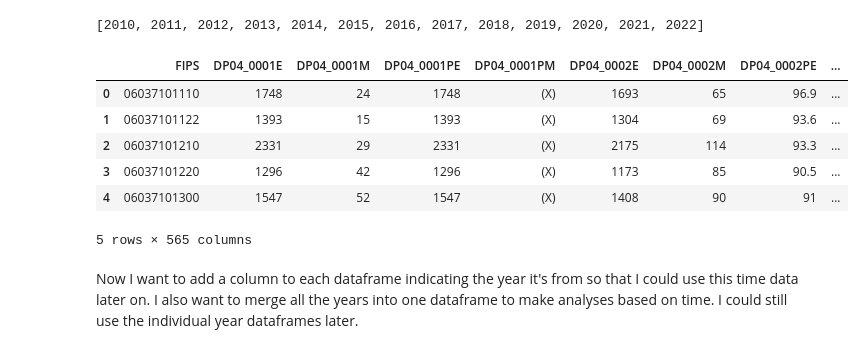
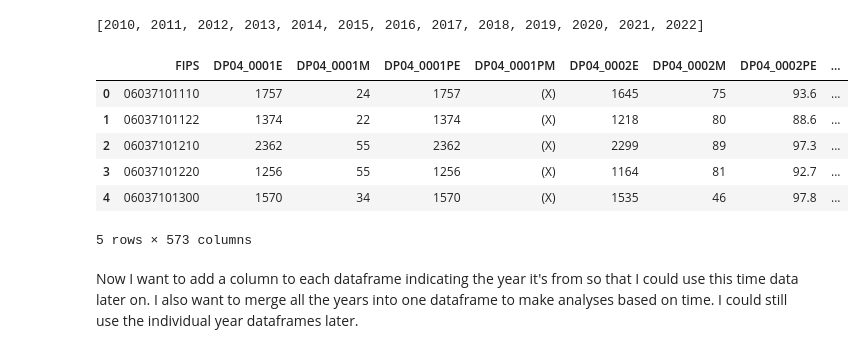
Before and after one commit to jacksato/up211_group10, a Jupyter notebook: FukushimaAssignment2.ipynb, the cells around one changed output. Saved outputs shown, nothing was run; the diff lists cells and outputs as text; code cells hidden in the pictures.

```diff
--- a/FukushimaAssignment2.ipynb
+++ b/FukushimaAssignment2.ipynb
@@ -30,15 +30,15 @@ for i in years:
                      dtype={'FIPS':str})
     df_list.append(df)
 # %%
-df_list[0].head()
+df_list[5].head()
 # %% [output]
 |  | FIPS | DP04_0001E | DP04_0001M | DP04_0001PE | DP04_0001PM | DP04_0002E | DP04_0002M | DP04_0002PE | ... |
-| 0 | 06037101110 | 1748 | 24 | 1748 | (X) | 1693 | 65 | 96.9 | ... |
-| 1 | 06037101122 | 1393 | 15 | 1393 | (X) | 1304 | 69 | 93.6 | ... |
-| 2 | 06037101210 | 2331 | 29 | 2331 | (X) | 2175 | 114 | 93.3 | ... |
-| 3 | 06037101220 | 1296 | 42 | 1296 | (X) | 1173 | 85 | 90.5 | ... |
-| 4 | 06037101300 | 1547 | 52 | 1547 | (X) | 1408 | 90 | 91 | ... |
+| 0 | 06037101110 | 1757 | 24 | 1757 | (X) | 1645 | 75 | 93.6 | ... |
+| 1 | 06037101122 | 1374 | 22 | 1374 | (X) | 1218 | 80 | 88.6 | ... |
+| 2 | 06037101210 | 2362 | 55 | 2362 | (X) | 2299 | 89 | 97.3 | ... |
+| 3 | 06037101220 | 1256 | 55 | 1256 | (X) | 1164 | 81 | 92.7 | ... |
+| 4 | 06037101300 | 1570 | 34 | 1570 | (X) | 1535 | 46 | 97.8 | ... |
-5 rows × 565 columns
+5 rows × 573 columns
 # %%
 for i in range(len(df_list)):
     df_list[i]['year'] = pd.to_datetime(str(i+2010))
```
Also changed, not shown: parts of 3 cells of this notebook, 1 other file.
